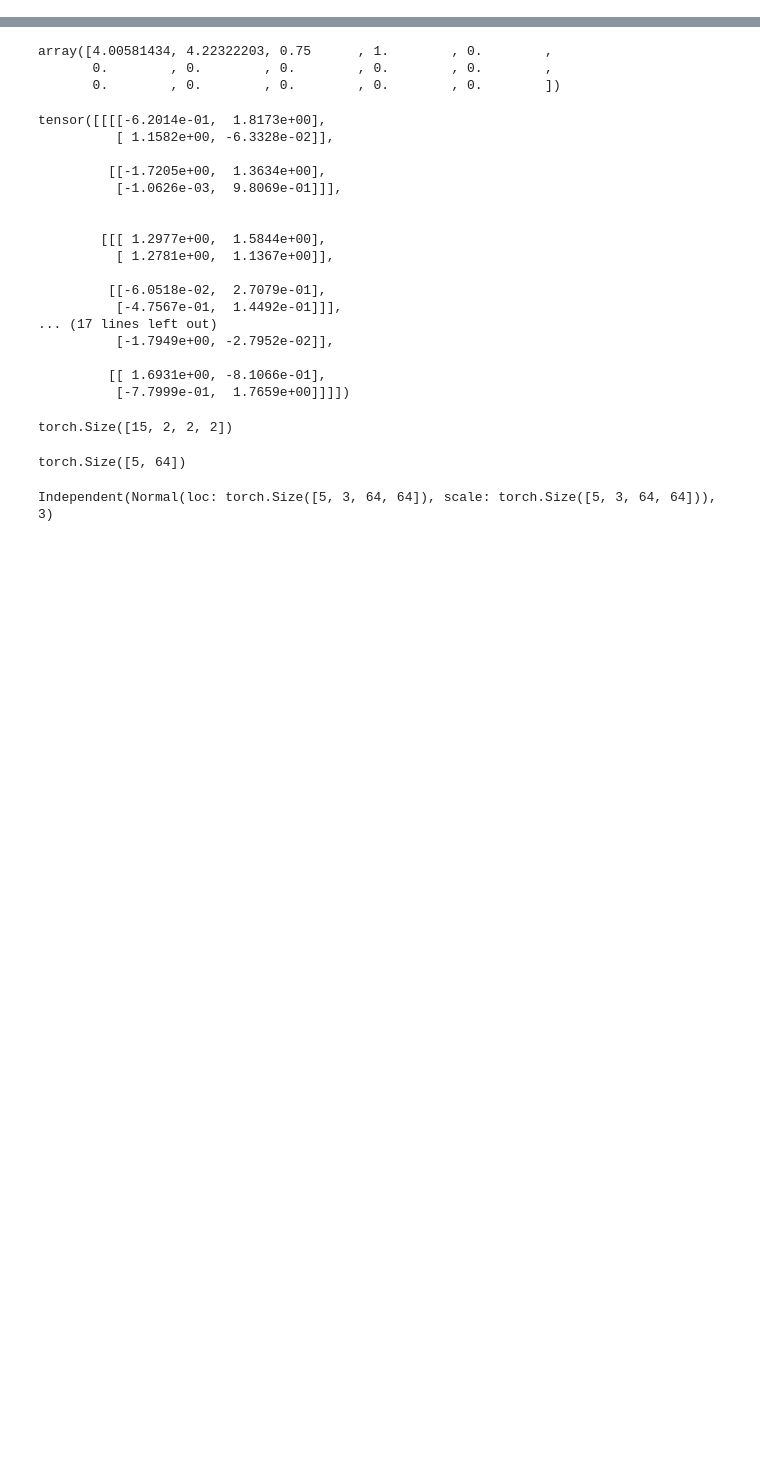
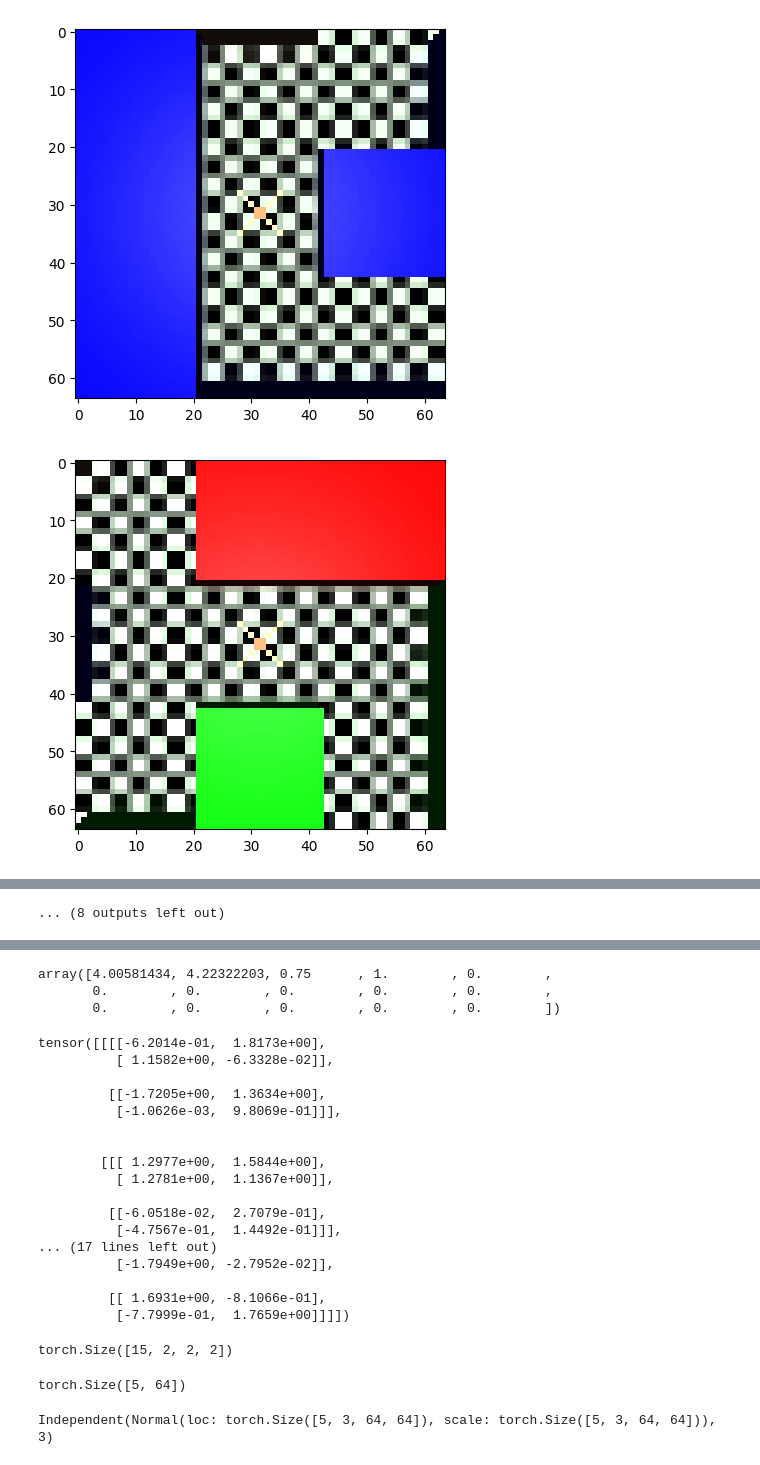
Before and after one commit to nRknpy/WorldModel2024-IntrinsicMotivation, a Jupyter notebook: src/debug.ipynb, the cells around one changed output, grey strips where cells are left out. Cells and saved outputs as stored; diff of their text form; code cells hidden in the pictures; blank space fills up the shorter version.

```diff
--- a/src/debug.ipynb
+++ b/src/debug.ipynb
@@ -16,0 +53,9 @@ plt.show()
+# %%
+for i in range(20):
+	env.set_goal_idx(i)
+	goal = env.get_goal_obs()
+	plt.imshow(goal)
+	plt.show()
+# %% [output]
+[figure, added]
+[figure, added]
@@ -16,0 +72 @@ plt.show()
+... (8 outputs left out)
```
Also changed, not shown: parts of 6 cells of this notebook, 13 other files.
